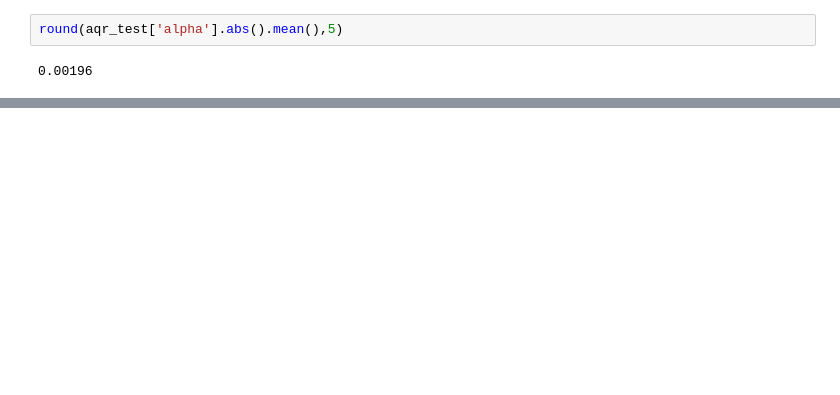
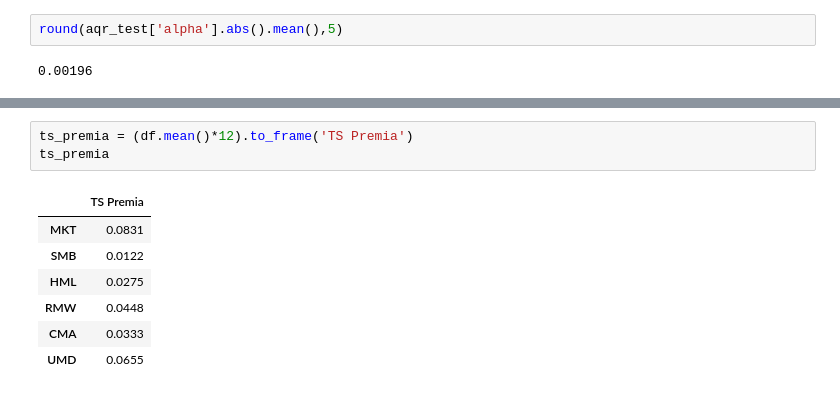
Before and after one commit to alanwake47/finm-36700-portfolio, a Jupyter notebook: week5_hw/hw5_workbook.ipynb, the cells around one changed output, grey strips where cells are left out. Drawn from its saved outputs; the diff is of its cells as text; blank space fills up the shorter version.

```diff
--- a/week5_hw/hw5_workbook.ipynb
+++ b/week5_hw/hw5_workbook.ipynb
@@ -239,0 +334,11 @@ round(aqr_test['alpha'].abs().mean(),5)
+# %%
+ts_premia = (df.mean()*12).to_frame('TS Premia')
+ts_premia
+# %% [output]
+|  | TS Premia |
+| MKT | 0.0831 |
+| SMB | 0.0122 |
+| HML | 0.0275 |
+| RMW | 0.0448 |
+| CMA | 0.0333 |
+| UMD | 0.0655 |
```
Also changed, not shown: parts of 21 cells of this notebook.
